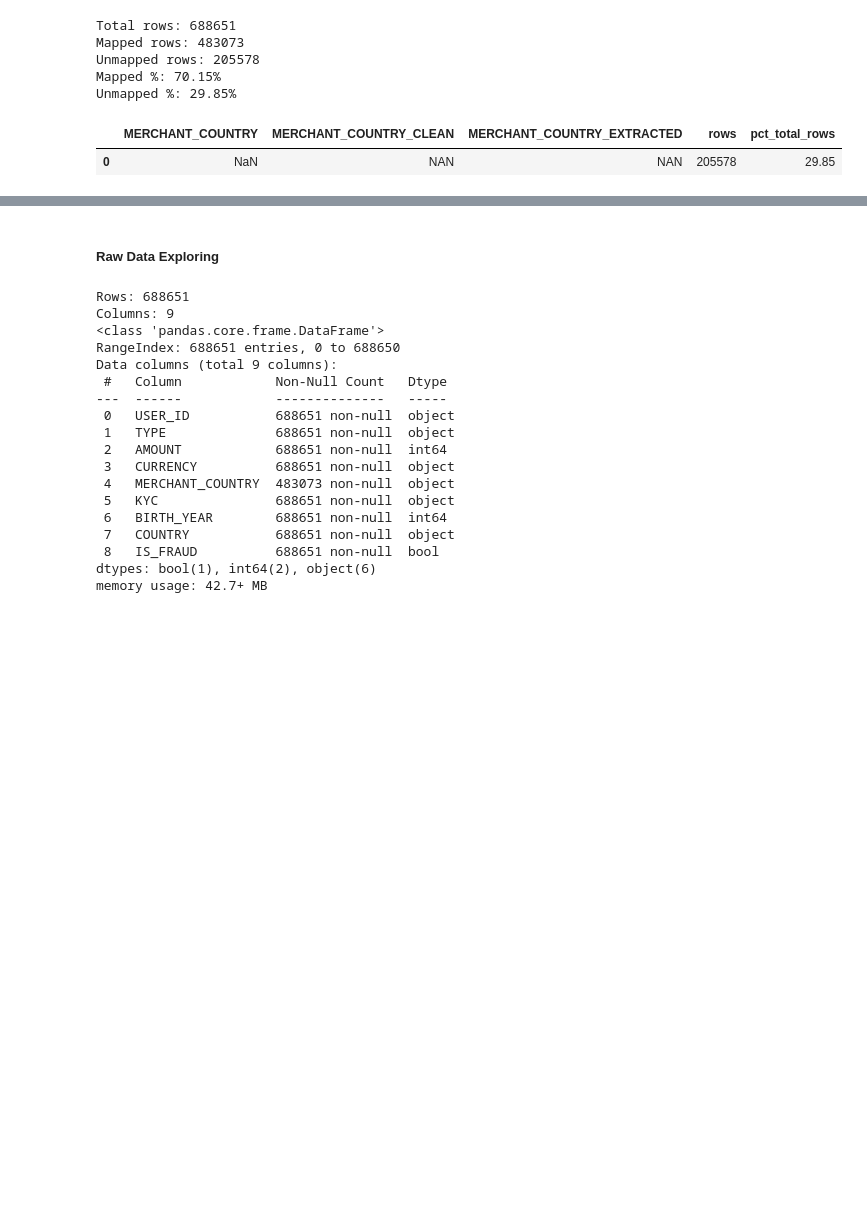
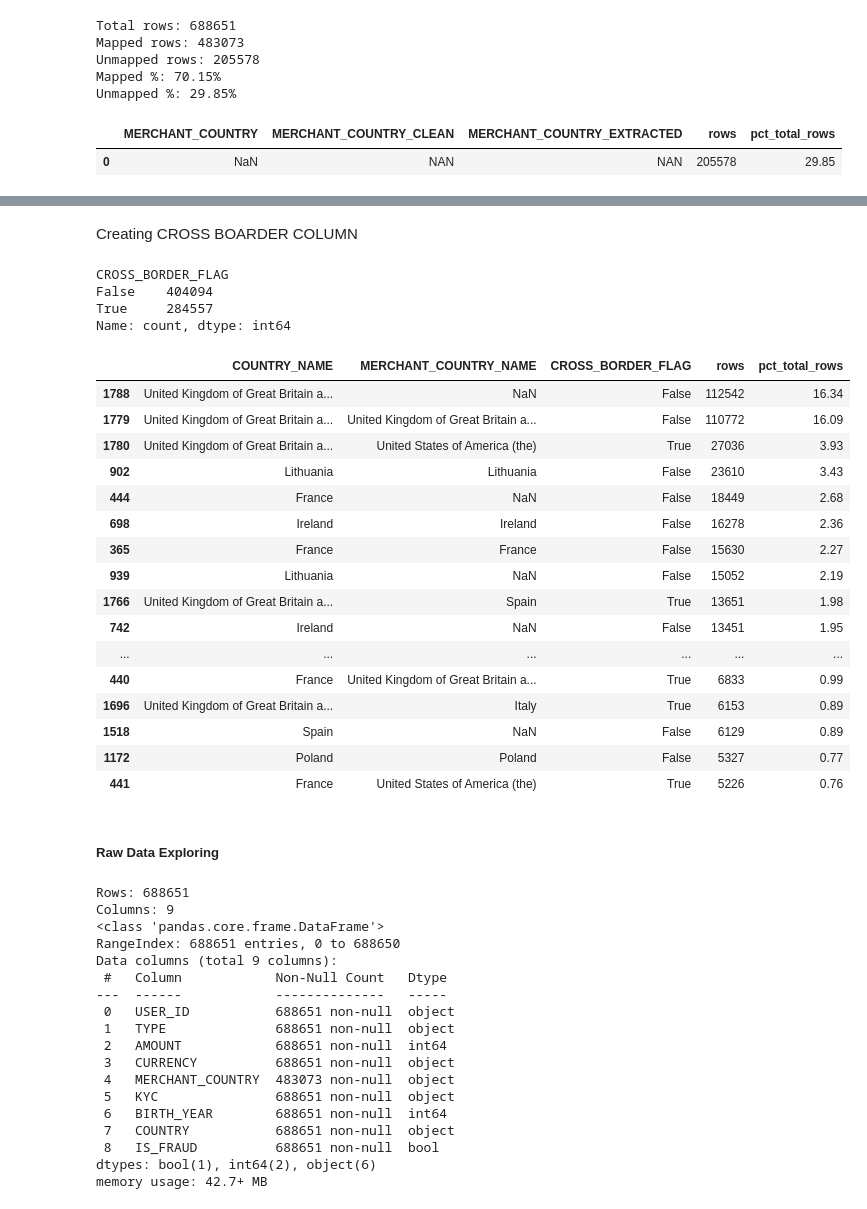
Before and after one commit to raftrp26/ai-agents-playground, a Jupyter notebook: notebooks/Fraud Prevention Case/fraud_analysis.ipynb, the cells around one changed output, grey strips where cells are left out. Drawn from its saved outputs; the diff is of its cells as text; code cells hidden in the pictures; blank space fills up the shorter version.

```diff
--- a/notebooks/Fraud Prevention Case/fraud_analysis.ipynb
+++ b/notebooks/Fraud Prevention Case/fraud_analysis.ipynb
@@ -223,6 +223,58 @@ df_final.head()
 | 2 | 0fe472c9-cf3e-4e43-90f3-a0cfb6a4f1f0 | CARD_PAYMENT | 1264 | GBP | PASSED | 1977 | False | United Kingdom of Great Britain a... | ... |
 | 3 | 20100a1d-12bc-41ed-a5e1-bc46216e9696 | CARD_PAYMENT | 66 | GBP | PASSED | 1988 | False | United Kingdom of Great Britain a... | ... |
 | 4 | 821014c5-af06-40ff-91f4-77fe7667809f | CARD_PAYMENT | 968 | GBP | FAILED | 1992 | False | United Kingdom of Great Britain a... | ... |
+# %% [markdown]
+Creating CROSS BOARDER COLUMN
+# %%
+df_final["CROSS_BORDER_FLAG"] = np.where(
+    df_final["MERCHANT_COUNTRY_NAME"].isna(),
+    False,
+    df_final["COUNTRY_NAME"] != df_final["MERCHANT_COUNTRY_NAME"]
+)
+
+df_final["CROSS_BORDER_FLAG"].value_counts(dropna=False)
+# %% [output]
+CROSS_BORDER_FLAG
+False    404094
+True     284557
+Name: count, dtype: int64
+# %%
+## CROSS BOARDER COLUMN SANITY CHECK
+
+cross_border_validation = (
+    df_final
+    .groupby(
+        ["COUNTRY_NAME", "MERCHANT_COUNTRY_NAME", "CROSS_BORDER_FLAG"],
+        dropna=False
+    )
+    .size()
+    .reset_index(name="rows")
+    .sort_values("rows", ascending=False)
+)
+
+cross_border_validation["pct_total_rows"] = (
+    cross_border_validation["rows"] / len(df_final) * 100
+).round(2)
+
+cross_border_validation.head(20)
+# %% [output]
+|  | COUNTRY_NAME | MERCHANT_COUNTRY_NAME | CROSS_BORDER_FLAG | rows | pct_total_rows |
+| 1788 | United Kingdom of Great Britain a... | NaN | False | 112542 | 16.34 |
+| 1779 | United Kingdom of Great Britain a... | United Kingdom of Great Britain a... | False | 110772 | 16.09 |
+| 1780 | United Kingdom of Great Britain a... | United States of America (the) | True | 27036 | 3.93 |
+| 902 | Lithuania | Lithuania | False | 23610 | 3.43 |
+| 444 | France | NaN | False | 18449 | 2.68 |
+| 698 | Ireland | Ireland | False | 16278 | 2.36 |
+| 365 | France | France | False | 15630 | 2.27 |
+| 939 | Lithuania | NaN | False | 15052 | 2.19 |
+| 1766 | United Kingdom of Great Britain a... | Spain | True | 13651 | 1.98 |
+| 742 | Ireland | NaN | False | 13451 | 1.95 |
+| ... | ... | ... | ... | ... | ... |
+| 440 | France | United Kingdom of Great Britain a... | True | 6833 | 0.99 |
+| 1696 | United Kingdom of Great Britain a... | Italy | True | 6153 | 0.89 |
+| 1518 | Spain | NaN | False | 6129 | 0.89 |
+| 1172 | Poland | Poland | False | 5327 | 0.77 |
+| 441 | France | United States of America (the) | True | 5226 | 0.76 |
 # %% [markdown]
 ##### Raw Data Exploring
 # %%
```
Also changed, not shown: parts of 25 cells of this notebook.
